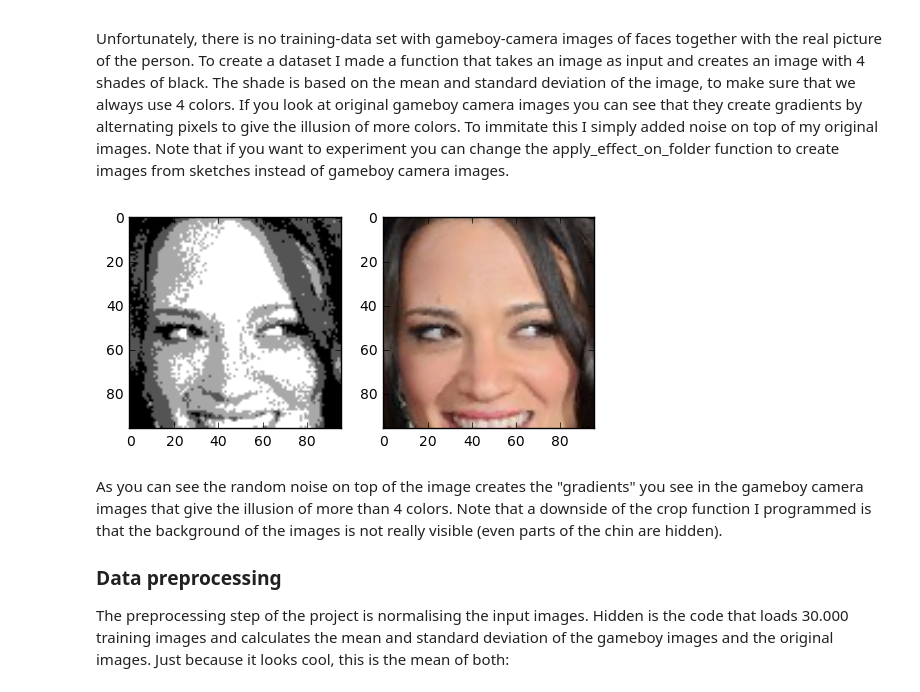
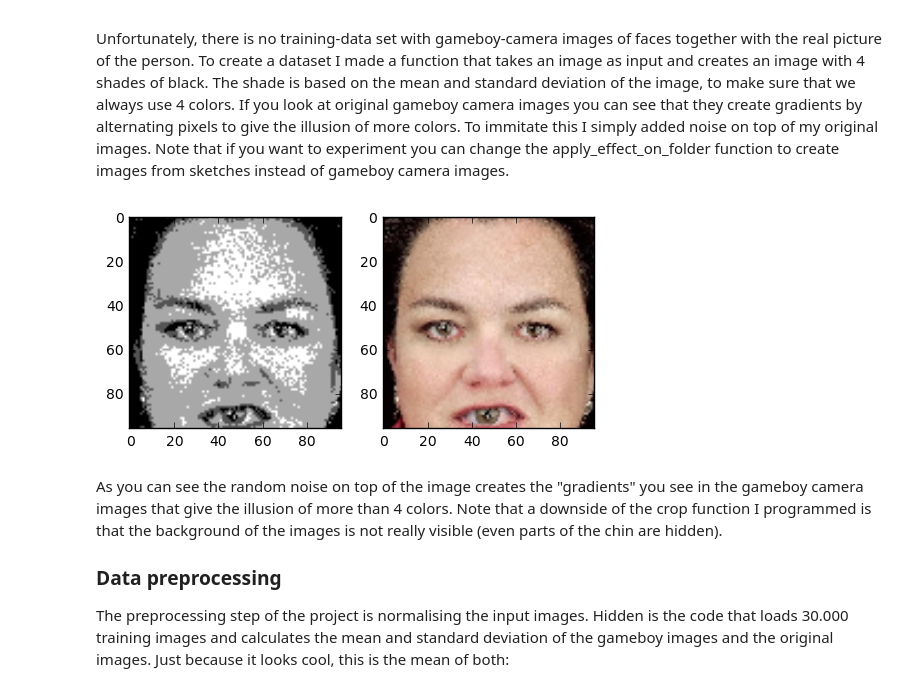
Before and after one commit to rmeertens/GameboyCameraPhotorealistic, a Jupyter notebook: photoGameboyCamera.ipynb, the cells around one changed output. Saved outputs shown, nothing was run; the diff lists cells and outputs as text; code cells hidden in the pictures.

Commit message:
+illustrations +new random dataselector

```diff
--- a/photoGameboyCamera.ipynb
+++ b/photoGameboyCamera.ipynb
@@ -33,6 +33,7 @@ import cv2
 from sklearn.decomposition import PCA
 from libs import vgg16 # Download here! https://github.com/pkmital/CADL/tree/master/session-4/libs
 from libs import gif
+from libs import utils
 IMAGE_PATH = "/home/roland/img_align_celeba_png" # DOWNLOAD HERE! http://mmlab.ie.cuhk.edu.hk/projects/CelebA.html
 PICTURE_DATASET = os.listdir(IMAGE_PATH)
 
@@ -140,40 +141,43 @@ class PreprocessedImageLoader:
     def get_random_images_from_set(self,count,names_images):
         Xs = []
         Ys = []
-        for _ in range(count):
+        random.shuffle(names_images)
+        names_images_batch = names_images[:count]
+
+        for name_image in names_images_batch:
             index = random.randint(0,len(names_images)-1)
-            name_orig = os.path.join(self.path,names_images[index][0])
-            name_effect = os.path.join(self.path,names_images[index][1])
+            name_orig = os.path.join(self.path,name_image[0])
+            name_effect = os.path.join(self.path,name_image[1])
             Xs.append( np.load(name_effect))
             Ys.append( np.load(name_orig))
         return np.array(Xs),np.array(Ys)
 
     def get_train_images(self,count):
         return self.get_random_images_from_set(count,self.trainimage_names)
 
     def get_test_images(self,count):
         return self.get_random_images_from_set(count,self.testimage_names)
 
     def __init__(self,path,image_names,trainsplit_ratio=0.8):
         assert trainsplit_ratio > 0.0
         assert trainsplit_ratio < 1.0
         self.path = path
         self.trainimage_names = names_images[:int(trainsplit_ratio*len(image_names))]
         self.testimage_names = names_images[int(trainsplit_ratio*len(image_names)):]
 
 #apply_effect_on_folder(IMAGE_PATH,PREPROCESSED_IMAGE_PATH)
 names_images = load_names_images()
 imageloader = PreprocessedImageLoader(PREPROCESSED_IMAGE_PATH,names_images)
 
 source_x, test_y = imageloader.get_test_images(10)
 fig = plt.figure()
 plt.subplot(121)
 plt.imshow(source_x[0],cmap='gray')
 plt.subplot(122)
 plt.imshow(test_y[0])
 plt.show()
 # %% [output]
-[figure, old version]
+[figure, new version]
 # %% [markdown]
 As you can see the random noise on top of the image creates the "gradients" you see in the gameboy camera images that give the illusion of more than 4 colors. Note that a downside of the crop function I programmed is that the background of the images is not really visible (even parts of the chin are hidden).
 
```
Also changed, not shown: 5 other files.
